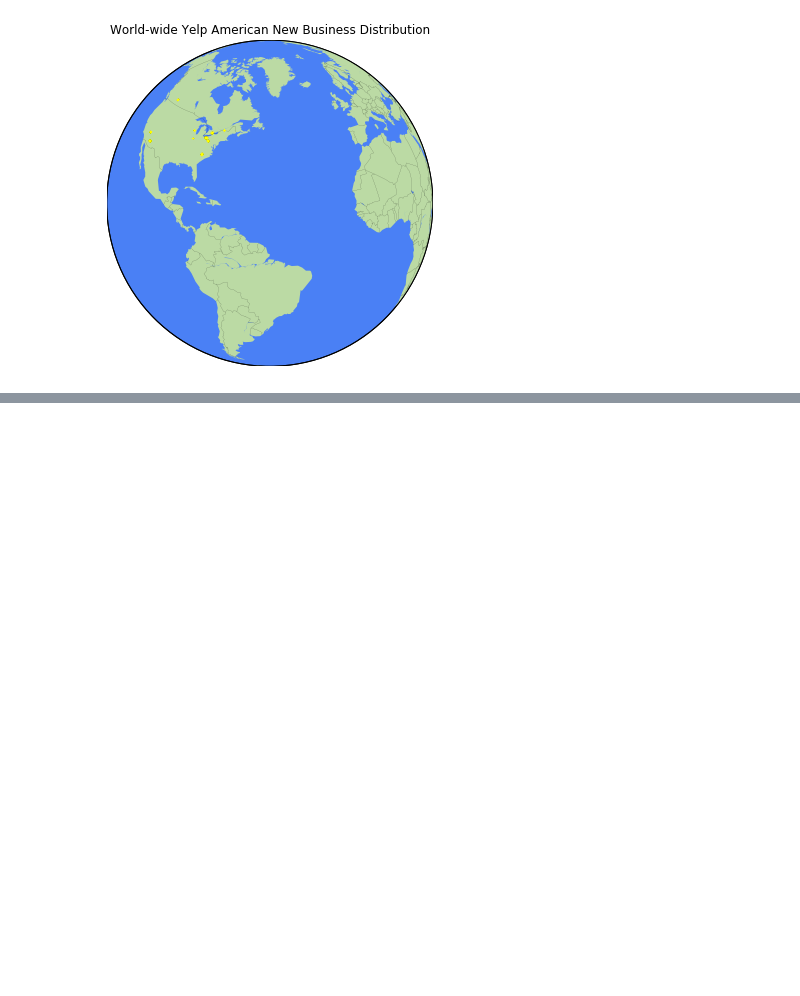
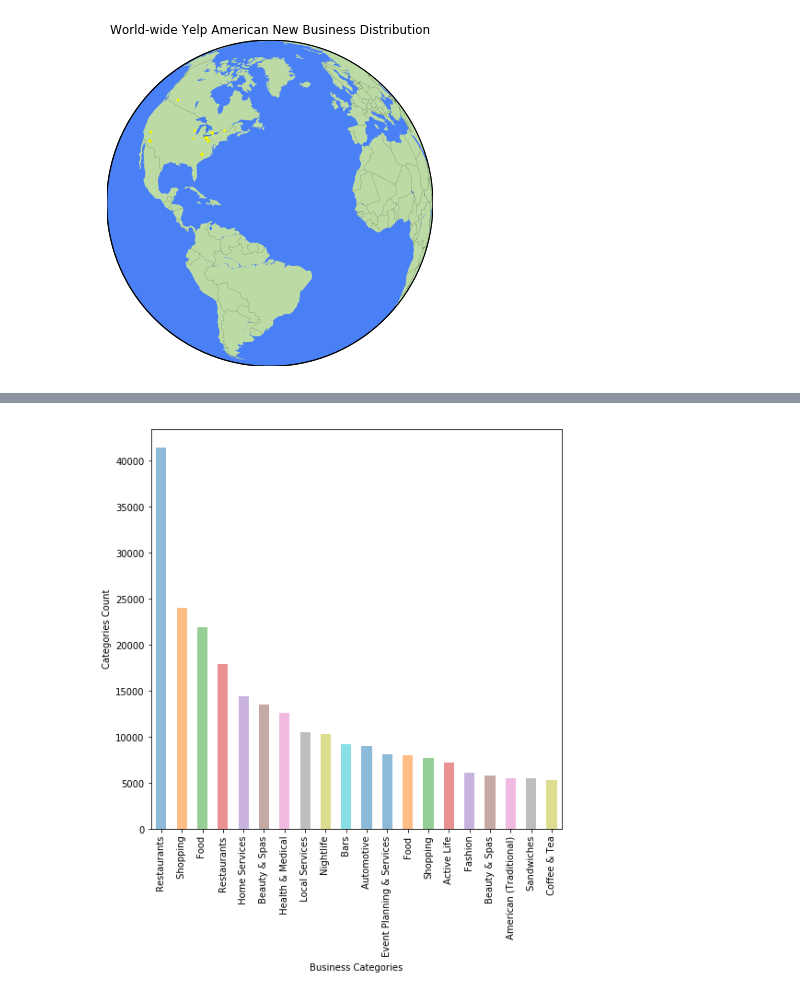
Before and after one commit to zli873/STAT-628-Module3, a Jupyter notebook: visualization.ipynb, the cells around one changed output, grey strips where cells are left out. Cells and saved outputs as stored; diff of their text form; code cells hidden in the pictures; blank space fills up the shorter version.

```diff
--- a/visualization.ipynb
+++ b/visualization.ipynb
@@ -155,0 +252,13 @@ plt.show()
+# %%
+#whole business categories
+business.index = range(len(business))
+whole_categories_count = {}
+for i in tqdm(range(len(business))):
+    if business.loc[i, 'categories']:
+        curr = business.loc[i, 'categories'].split(',')
+        for e in curr:
+            whole_categories_count[e] = whole_categories_count.get(e, 0)+1
+# %%
+whole_sorted_cat = sorted(whole_categories_count.items(),key = operator.itemgetter(1))
+whole_sorted_cat=whole_sorted_cat[::-1][0:20]
+whole_sorted_cat
@@ -155,0 +286,5 @@ plt.show()
+# %%
+from pandas.core.frame import DataFrame
+whole_cat_df=DataFrame(whole_sorted_cat)
+dic = {'cat_name': whole_cat_df[0], 'cat_count':whole_cat_df[1]}
+whole_cat_df=DataFrame(dic)
@@ -155,0 +309,12 @@ plt.show()
+# %%
+plt.subplots(figsize=(8, 8))
+labels=whole_cat_df['cat_name']
+whole_cat_df['cat_count'].plot.bar( align='center', alpha=0.5)
+y_pos = np.arange(len(labels))
+#plt.yticks(y_pos, labels)
+plt.xticks(y_pos, labels)
+plt.xlabel('Business Categories')
+plt.ylabel('Categories Count')
+plt.show()
+# %% [output]
+[figure, added]
```
Also changed, not shown: parts of 13 cells of this notebook.
